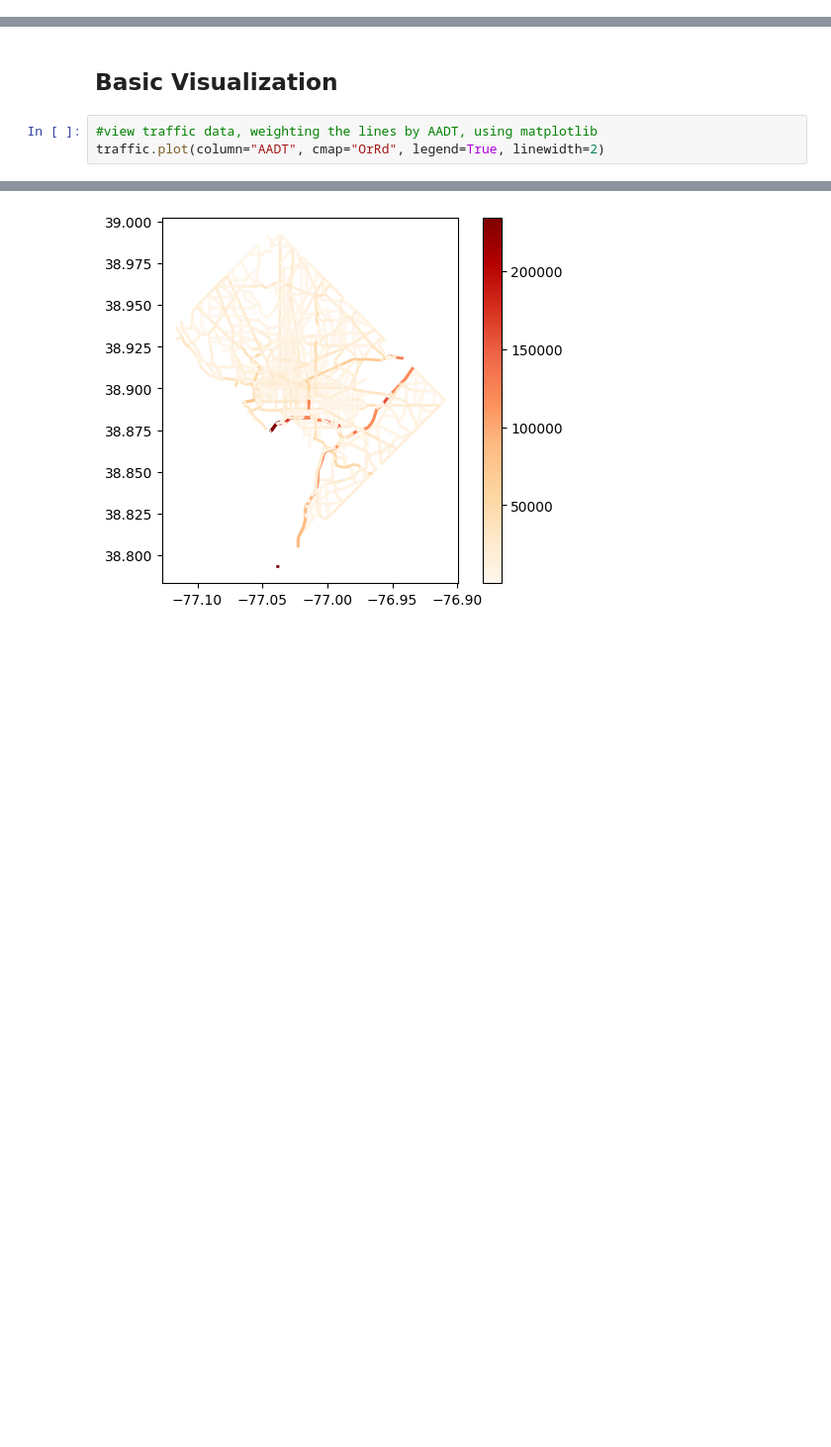
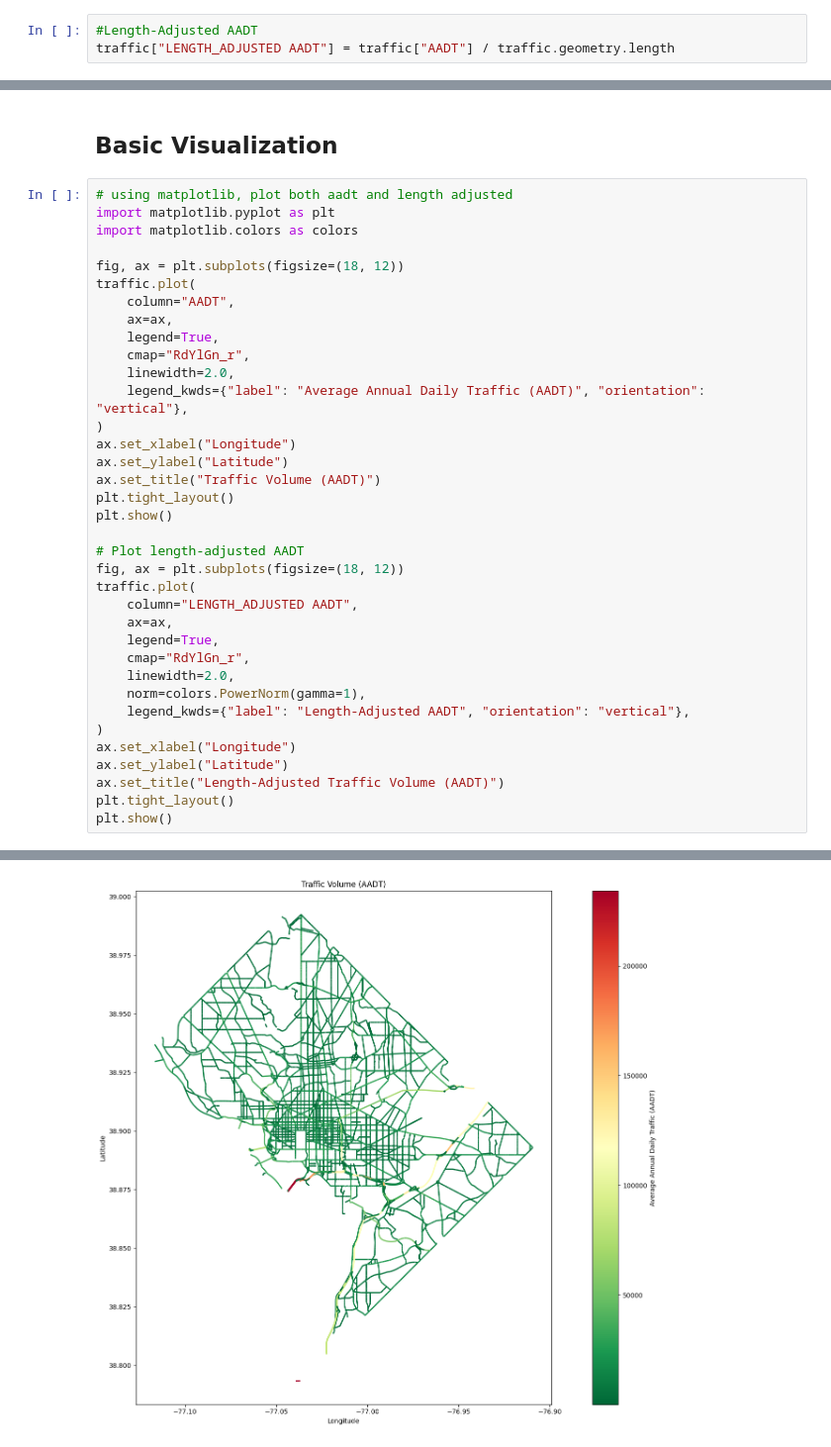
Before and after one commit to matthewosmesfin/DC_Transport, a Jupyter notebook: notebooks/traffic.ipynb, the cells around one changed output, grey strips where cells are left out. Shown at 99% size. Drawn from its saved outputs; the diff is of its cells as text; blank space fills up the shorter version.

```diff
--- a/notebooks/traffic.ipynb
+++ b/notebooks/traffic.ipynb
@@ -25,0 +49,3 @@ traffic = traffic[
+# %%
+#Length-Adjusted AADT
+traffic["LENGTH_ADJUSTED AADT"] = traffic["AADT"] / traffic.geometry.length
@@ -31,6 +71,39 @@ traffic.to_file("../cleaned_data/traffic_data.geojson", driver="GeoJSON")
 # %% [markdown]
 ## Basic Visualization
 # %%
-#view traffic data, weighting the lines by AADT, using matplotlib
-traffic.plot(column="AADT", cmap="OrRd", legend=True, linewidth=2)
+# using matplotlib, plot both aadt and length adjusted
+import matplotlib.pyplot as plt
+import matplotlib.colors as colors
+
+fig, ax = plt.subplots(figsize=(18, 12))
+traffic.plot(
+    column="AADT",
+    ax=ax,
+    legend=True,
+    cmap="RdYlGn_r",
+    linewidth=2.0,
+    legend_kwds={"label": "Average Annual Daily Traffic (AADT)", "orientation": "vertical"},
+)
+ax.set_xlabel("Longitude")
+ax.set_ylabel("Latitude")
+ax.set_title("Traffic Volume (AADT)")
+plt.tight_layout()
+plt.show()
+
+# Plot length-adjusted AADT
+fig, ax = plt.subplots(figsize=(18, 12))
+traffic.plot(
+    column="LENGTH_ADJUSTED AADT",
+    ax=ax,
+    legend=True,
+    cmap="RdYlGn_r",
+    linewidth=2.0,
+    norm=colors.PowerNorm(gamma=1),
+    legend_kwds={"label": "Length-Adjusted AADT", "orientation": "vertical"},
+)
+ax.set_xlabel("Longitude")
+ax.set_ylabel("Latitude")
+ax.set_title("Length-Adjusted Traffic Volume (AADT)")
+plt.tight_layout()
+plt.show()
 # %% [output]
@@ -38 +110 @@ traffic.plot(column="AADT", cmap="OrRd", legend=True, linewidth=2)
-[figure, old version]
+[figure, new version]
```
Also changed, not shown: parts of 7 cells of this notebook, 7 other files.
